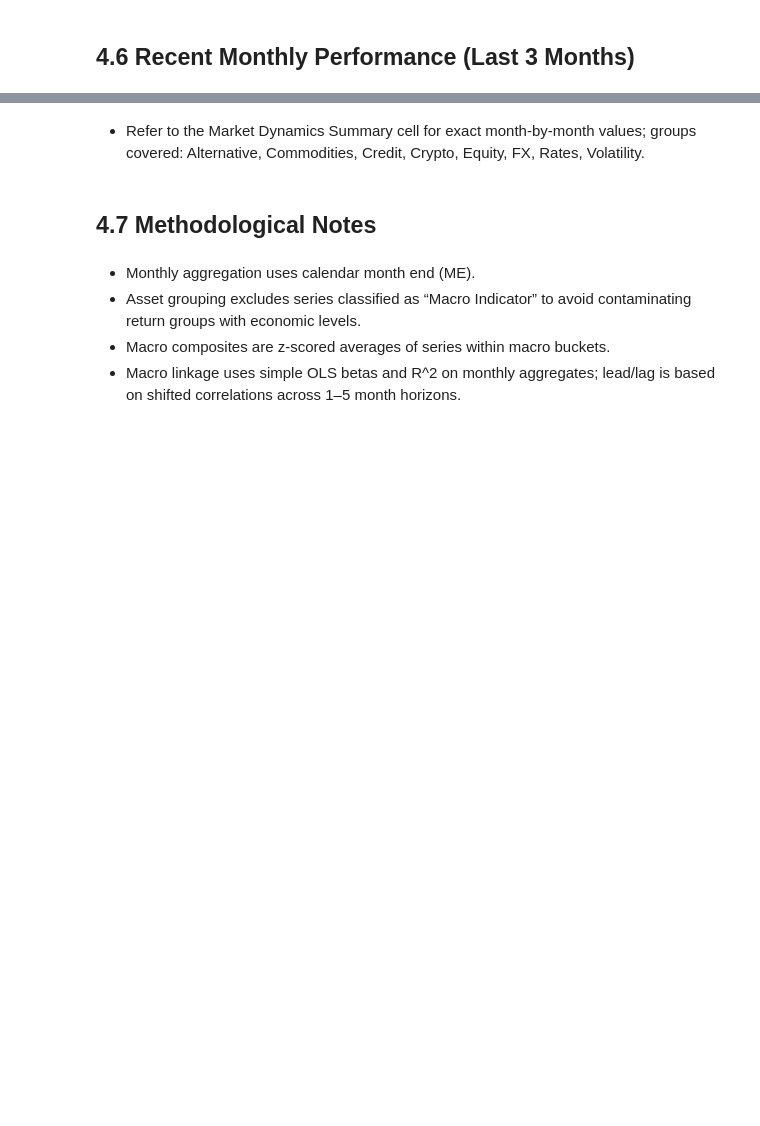
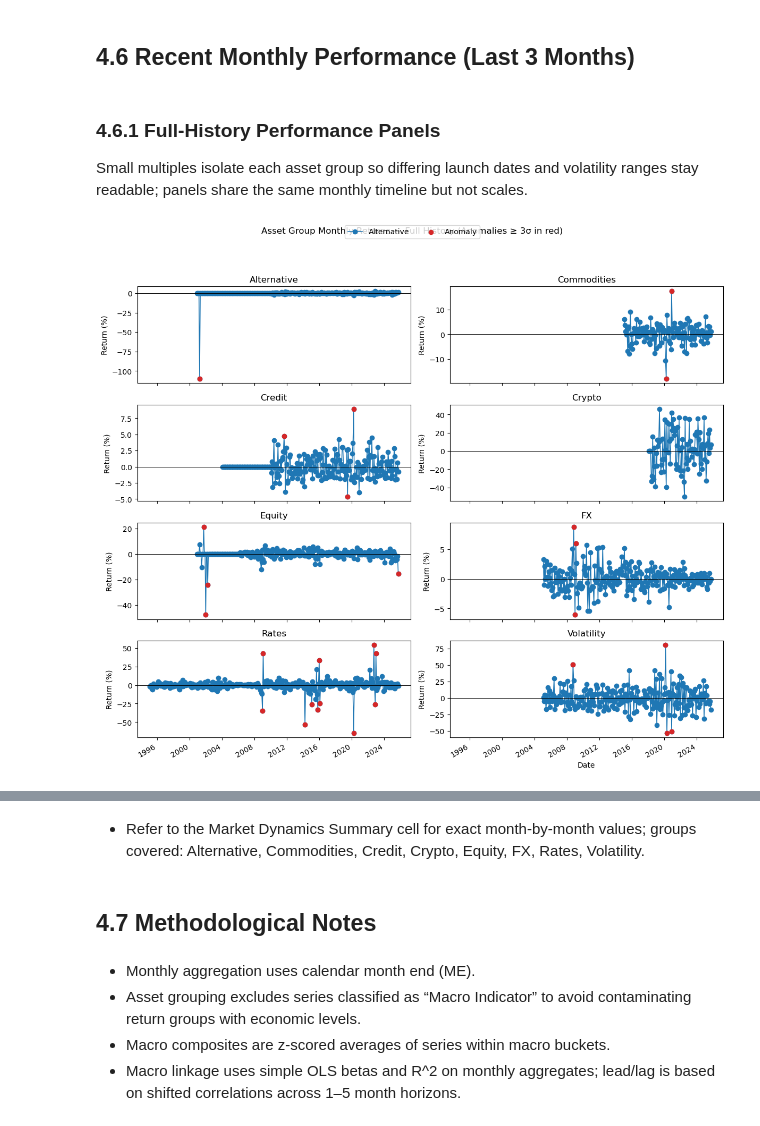
Before and after one commit to kecheng-shi/Nexus-data-preprocessing, a Jupyter notebook: Index Analysis.ipynb, the cells around one changed output, grey strips where cells are left out. Saved outputs shown, nothing was run; the diff lists cells and outputs as text; code cells hidden in the pictures; blank space fills up the shorter version.

```diff
--- a/Index Analysis.ipynb
+++ b/Index Analysis.ipynb
@@ -1334,2 +1829,77 @@ if not beh_summary.empty:
 # %% [markdown]
 ## 4.6 Recent Monthly Performance (Last 3 Months)
+# %% [markdown]
+### 4.6.1 Full-History Performance Panels
+Small multiples isolate each asset group so differing launch dates and volatility ranges stay readable; panels share the same monthly timeline but not scales.
+# %%
+import math
+import pandas as pd
+import numpy as np
+import matplotlib.pyplot as plt
+from IPython.display import display
+
+if 'market_dynamics' not in globals():
+    raise RuntimeError("Run the Market Dynamics block before plotting monthly performance.")
+
+md = market_dynamics
+asset_monthly = md.get('asset_group_returns_monthly', pd.DataFrame()).copy()
+
+if asset_monthly.empty:
+    print('Asset-group monthly returns unavailable. Run the aggregation cell first.')
+else:
+    history = asset_monthly.dropna(how='all')
+    usable_assets = [col for col in history.columns if not history[col].dropna().empty]
+    if history.empty or not usable_assets:
+        print('Monthly returns table is empty after cleaning usable series.')
+    else:
+        n_assets = len(usable_assets)
+        ncols = 2 if n_assets > 1 else 1
+        nrows = math.ceil(n_assets / ncols)
+        fig_width = min(18, max(6, 6 * ncols))
+        fig_height = min(14, max(3, 2.6 * nrows))
+        fig, axes = plt.subplots(nrows=nrows, ncols=ncols, figsize=(fig_width, fig_height), sharex=True)
+        axes = np.atleast_1d(axes).flatten()
+
+        for ax in axes[n_assets:]:
+            ax.remove()
+
+        anomaly_records = []
+        threshold_z = 3.0
+        for ax, asset in zip(axes, usable_assets):
+            series = history[asset]
+            pct_series = series * 100
+            ax.plot(history.index, pct_series, marker='o', linewidth=1.1, color='#1f77b4', label=asset)
+            ax.axhline(0, color='black', linewidth=0.7)
+            ax.set_title(asset)
+            ax.set_ylabel('Return (%)')
+
+            std = series.std(ddof=0)
+            if std and not np.isnan(std) and std > 0:
+                zscores = (series - series.mean()) / std
+                mask = zscores.abs() >= threshold_z
+                if mask.any():
+                    ax.scatter(history.index[mask], pct_series[mask], color='#d62728', s=36, zorder=5, label='Anomaly')
+                    for ts, val, z in zip(history.index[mask], pct_series[mask], zscores[mask]):
+                        anomaly_records.append({
+                            'asset_class': asset,
+                            'date': ts,
+                            'return_pct': val,
+                            'z_score': z,
+                        })
+
+        axes[max(0, len(usable_assets) - 1)].set_xlabel('Date')
+        handles, labels = axes[0].get_legend_handles_labels()
+        if any('Anomaly' in lbl for lbl in labels):
+            fig.legend(handles, labels, loc='upper center', ncol=2)
+        fig.suptitle('Asset Group Monthly Returns — Full History (Anomalies ≥ 3σ in red)', y=0.995)
+        fig.autofmt_xdate()
+        fig.tight_layout(rect=[0, 0, 1, 0.95])
+        plt.show()
+
+        if anomaly_records:
+            anomaly_df = (pd.DataFrame(anomaly_records)
+                            .sort_values(['asset_class', 'date'])
+                            .reset_index(drop=True))
+            display(anomaly_df)
+# %% [output]
+[figure, added]
```
Also changed, not shown: parts of 17 cells of this notebook.
